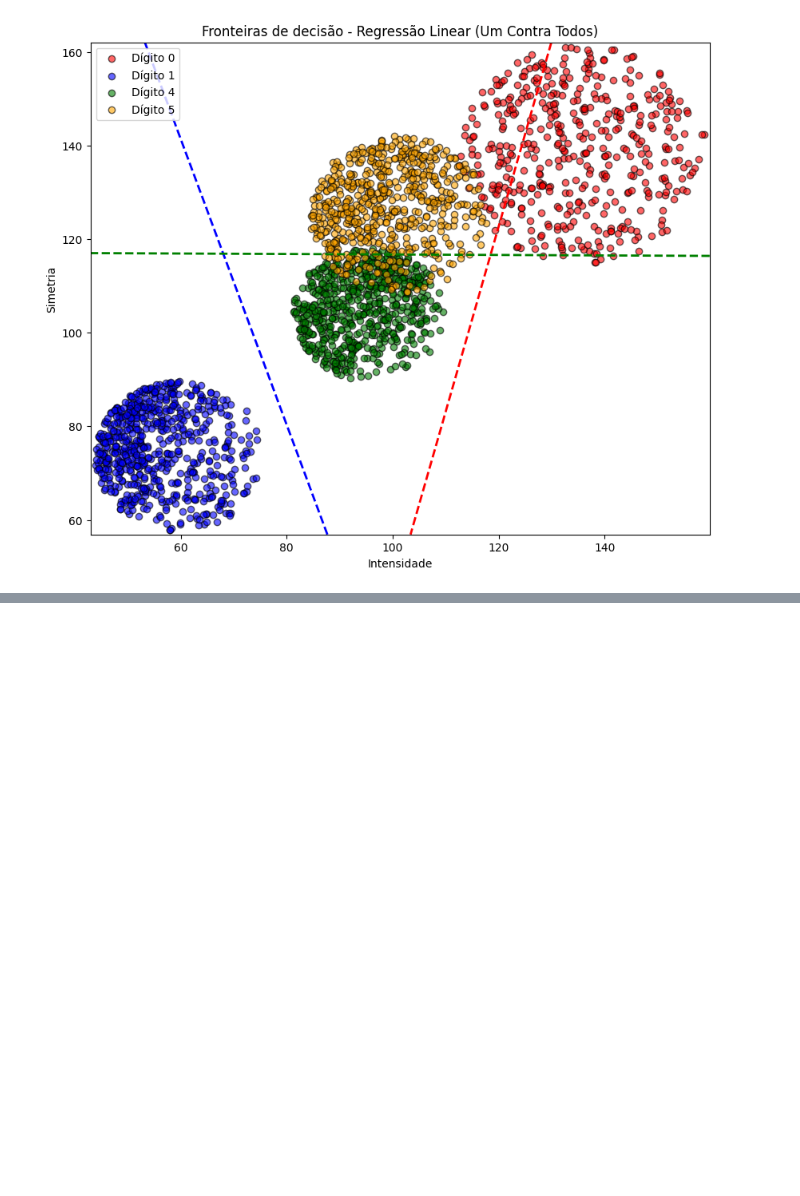
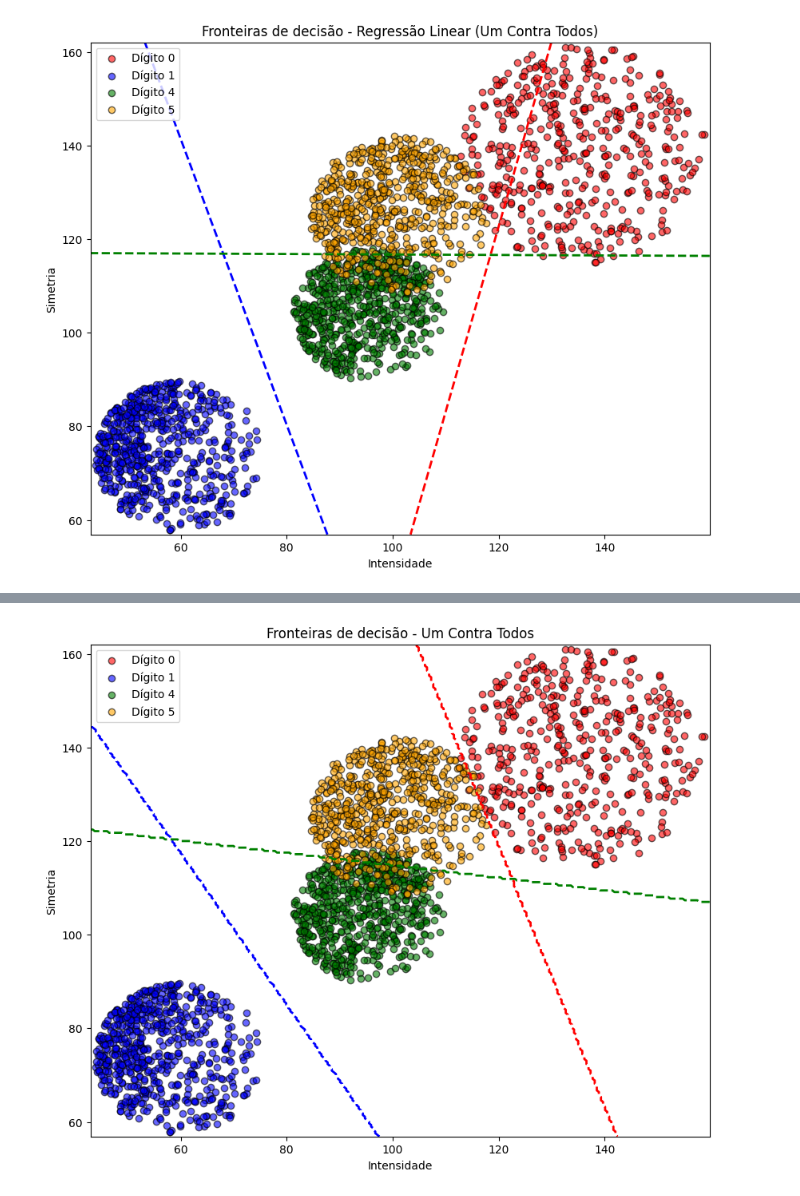
Before and after one commit to Gusttavoafonso/Projeto_1_ML, a Jupyter notebook: classificacao_um_contra_todos.ipynb, the cells around one changed output, grey strips where cells are left out. Drawn from its saved outputs; the diff is of its cells as text; code cells hidden in the pictures; blank space fills up the shorter version.

```diff
--- a/classificacao_um_contra_todos.ipynb
+++ b/classificacao_um_contra_todos.ipynb
@@ -188,13 +177,6 @@ def plot_decision_boundary(clf, X, y, titulo):
 # %%
 def plot_um_contra_todos(classificadores, X, y, digitos_alvo=[0,1,4]):
-    """
-    Plota os pontos de treino e as linhas de fronteira dos classificadores
-    treinados em esquema 'um contra todos'.
 
-    classificadores: dict {digito: (modelo, scaler)}
-    X, y: dados de treino (para plotar os pontos)
-    digitos_alvo: lista dos dígitos com classificadores treinados
-    """
     # Cores para os pontos
     cores_pontos = {0:'red', 1:'blue', 4:'green', 5:'orange'}
 
@@ -359,0 +391,4 @@ weighted avg       0.92      0.91      0.91       991
+# %%
+
+# Logística com weight decay
+clf_l, preds_l = treinar_um_contra_todos_logistica_L2( X_train, y_train, X_test, y_test)
@@ -359,0 +423,4 @@ weighted avg       0.92      0.91      0.91       991
+# %%
+plot_um_contra_todos(clf_l, X_train, y_train)
+# %% [output]
+[figure, added]
```
Also changed, not shown: parts of 26 cells of this notebook.
